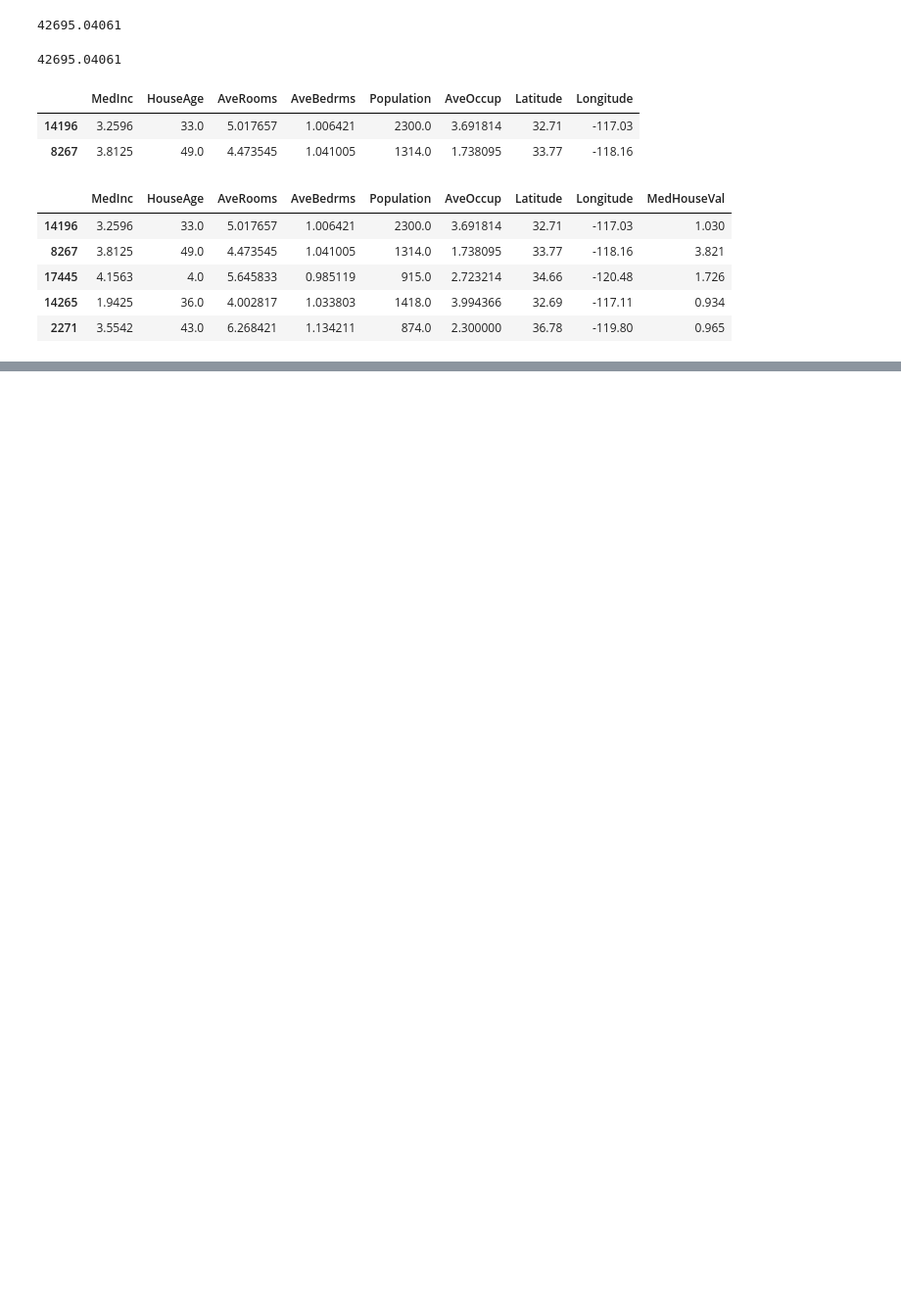
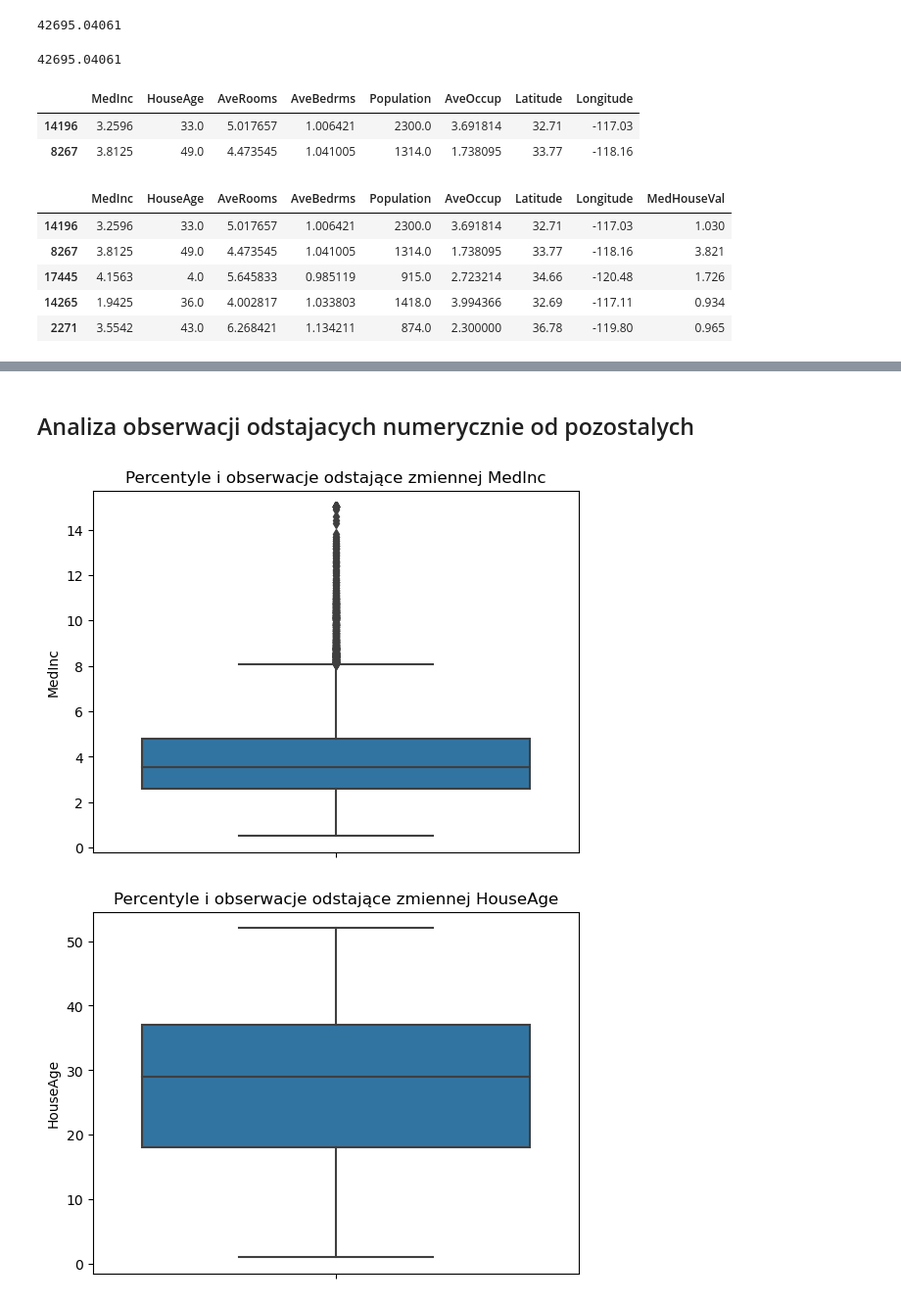
Before and after one commit to KCristopher/zaaw_tech_ml_ai, a Jupyter notebook: L1L2.ipynb, the cells around one changed output, grey strips where cells are left out. Shown at 98% size. Saved outputs shown, nothing was run; the diff lists cells and outputs as text; code cells hidden in the pictures; blank space fills up the shorter version.

```diff
--- a/L1L2.ipynb
+++ b/L1L2.ipynb
@@ -292,0 +390,13 @@ trainset.head()
+# %% [markdown]
+## Analiza obserwacji odstajacych numerycznie od pozostalych
+# %%
+for c in trainset.columns :
+    print()
+    sns.boxplot(y = c, data = trainset)
+    plt.title("Percentyle i obserwacje odstające zmiennej {}".format(c))
+    plt.ylabel(c)
+    plt.show()
+    print()
+# %% [output]
+[figure, added]
+[figure, added]
```
Also changed, not shown: parts of 20 cells of this notebook.
